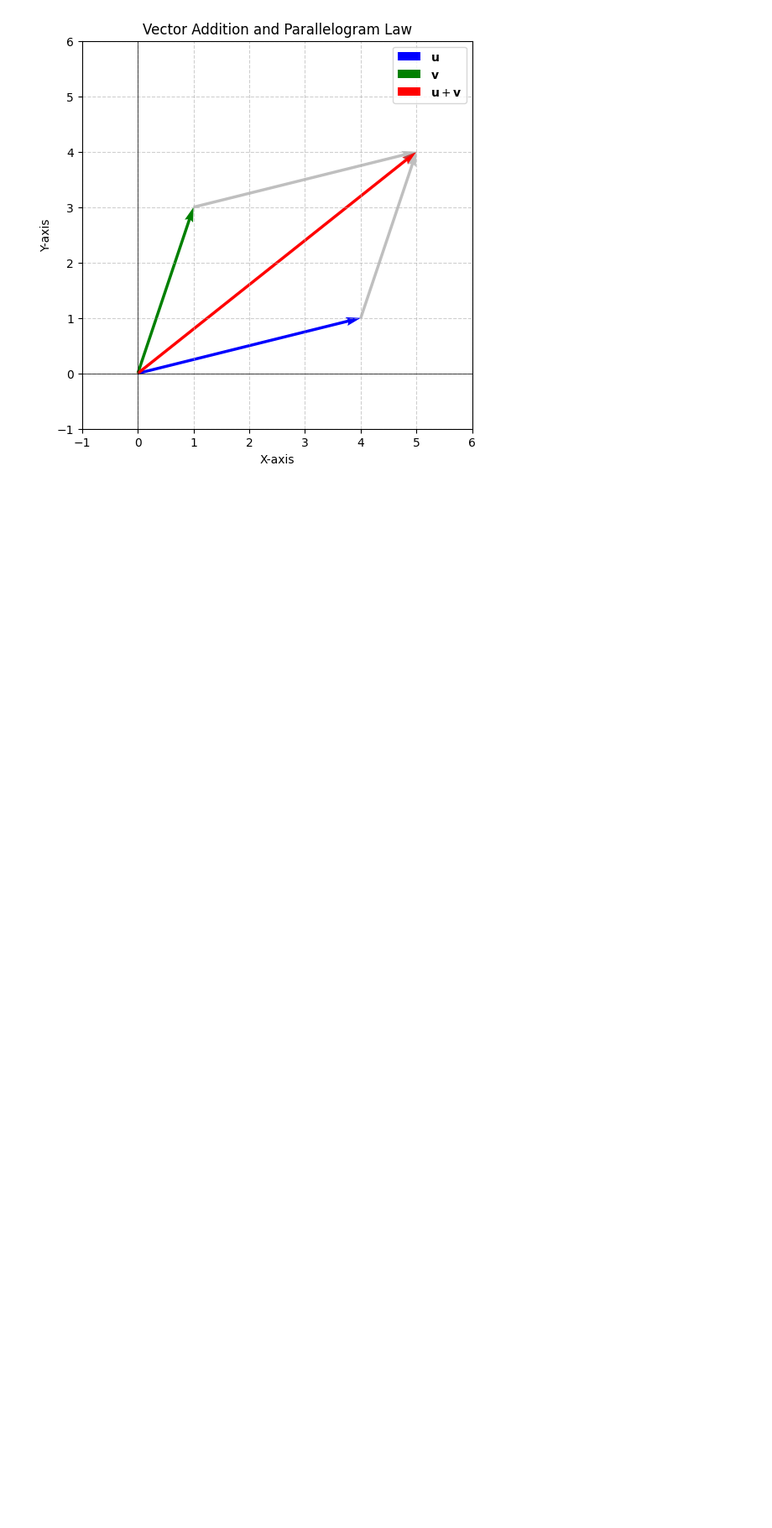
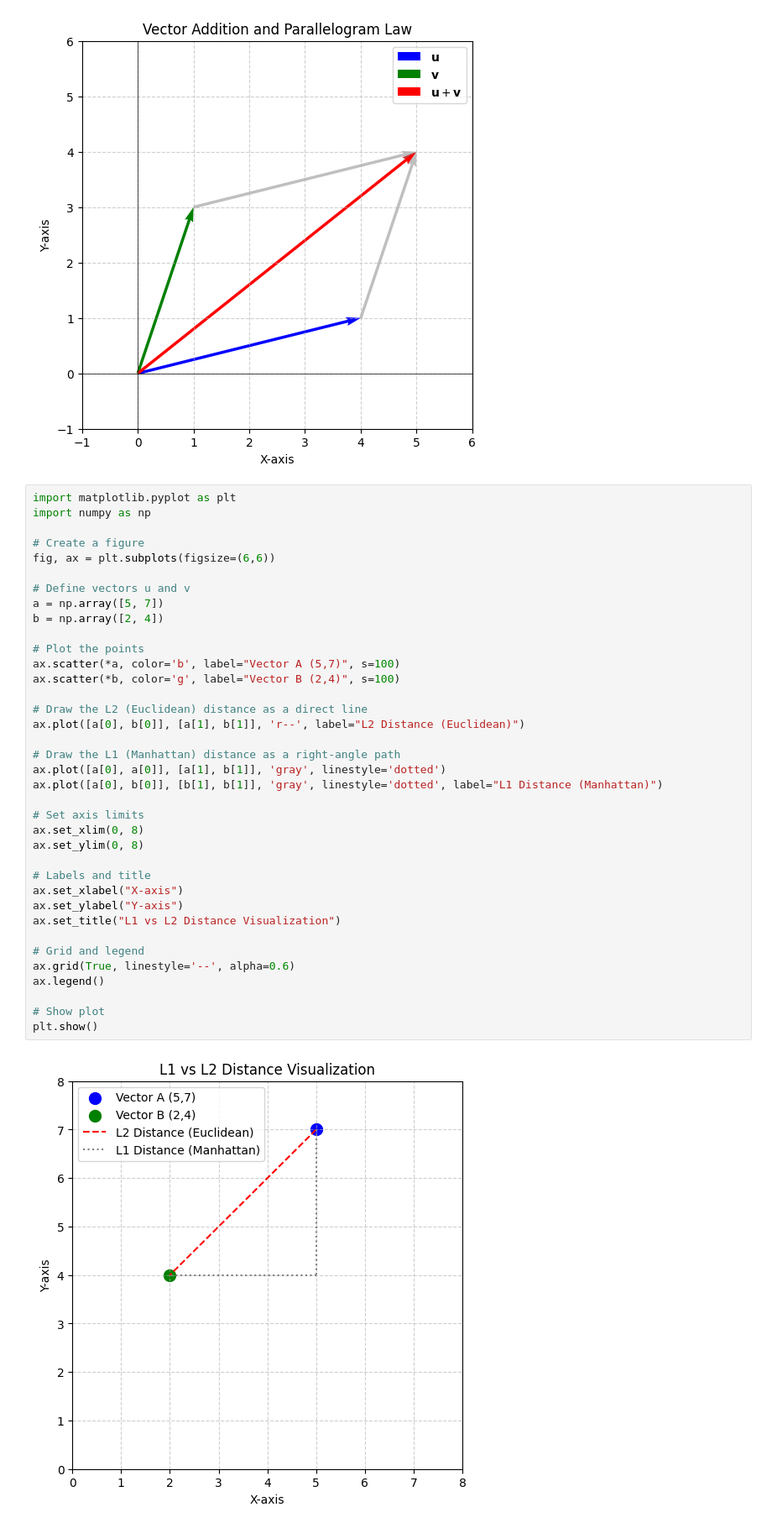
Before and after one commit to nitin-sony/vector, a Jupyter notebook: vector-add.ipynb, the cells around one changed output. Shown at 84% size. Saved outputs shown, nothing was run; the diff lists cells and outputs as text; blank space fills up the shorter version.

```diff
--- a/vector-add.ipynb
+++ b/vector-add.ipynb
@@ -40,3 +40,42 @@ ax.legend()
 plt.show()
 # %% [output]
 [figure]
+# %%
+import matplotlib.pyplot as plt
+import numpy as np
+
+# Create a figure
+fig, ax = plt.subplots(figsize=(6,6))
+
+# Define vectors u and v
+a = np.array([5, 7])
+b = np.array([2, 4])
+
+# Plot the points
+ax.scatter(*a, color='b', label="Vector A (5,7)", s=100)
+ax.scatter(*b, color='g', label="Vector B (2,4)", s=100)
+
+# Draw the L2 (Euclidean) distance as a direct line
+ax.plot([a[0], b[0]], [a[1], b[1]], 'r--', label="L2 Distance (Euclidean)")
+
+# Draw the L1 (Manhattan) distance as a right-angle path
+ax.plot([a[0], a[0]], [a[1], b[1]], 'gray', linestyle='dotted')
+ax.plot([a[0], b[0]], [b[1], b[1]], 'gray', linestyle='dotted', label="L1 Distance (Manhattan)")
+
+# Set axis limits
+ax.set_xlim(0, 8)
+ax.set_ylim(0, 8)
+
+# Labels and title
+ax.set_xlabel("X-axis")
+ax.set_ylabel("Y-axis")
+ax.set_title("L1 vs L2 Distance Visualization")
+
+# Grid and legend
+ax.grid(True, linestyle='--', alpha=0.6)
+ax.legend()
+
+# Show plot
+plt.show()
+# %% [output]
+[figure, added]
```
